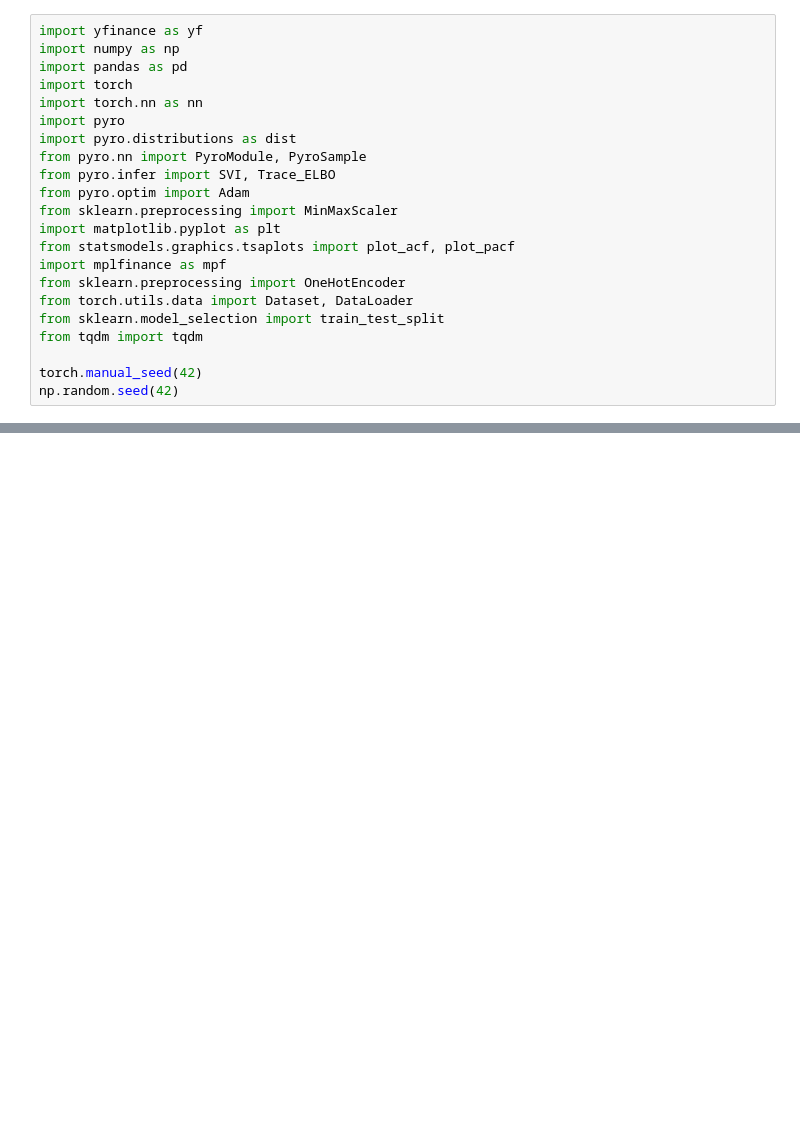
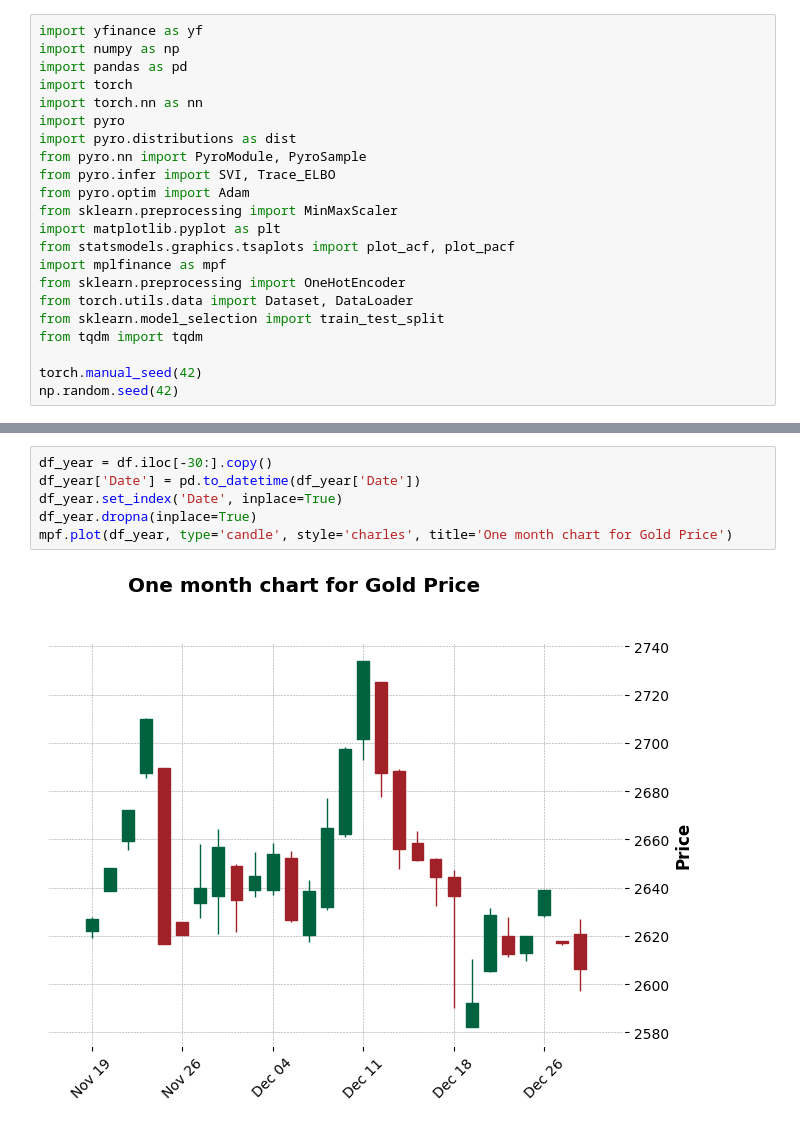
Before and after one commit to HammadAhmadMian/Final-Project, a Jupyter notebook: Prediction_of_Gold_Prices.ipynb, the cells around one changed output, grey strips where cells are left out. Drawn from its saved outputs; the diff is of its cells as text; blank space fills up the shorter version.

```diff
--- a/Prediction_of_Gold_Prices.ipynb
+++ b/Prediction_of_Gold_Prices.ipynb
@@ -46,0 +179,8 @@ np.random.seed(42)
+# %%
+df_year = df.iloc[-30:].copy()
+df_year['Date'] = pd.to_datetime(df_year['Date'])
+df_year.set_index('Date', inplace=True)
+df_year.dropna(inplace=True)
+mpf.plot(df_year, type='candle', style='charles', title='One month chart for Gold Price')
+# %% [output]
+[figure, added]
```
Also changed, not shown: parts of 9 cells of this notebook.
